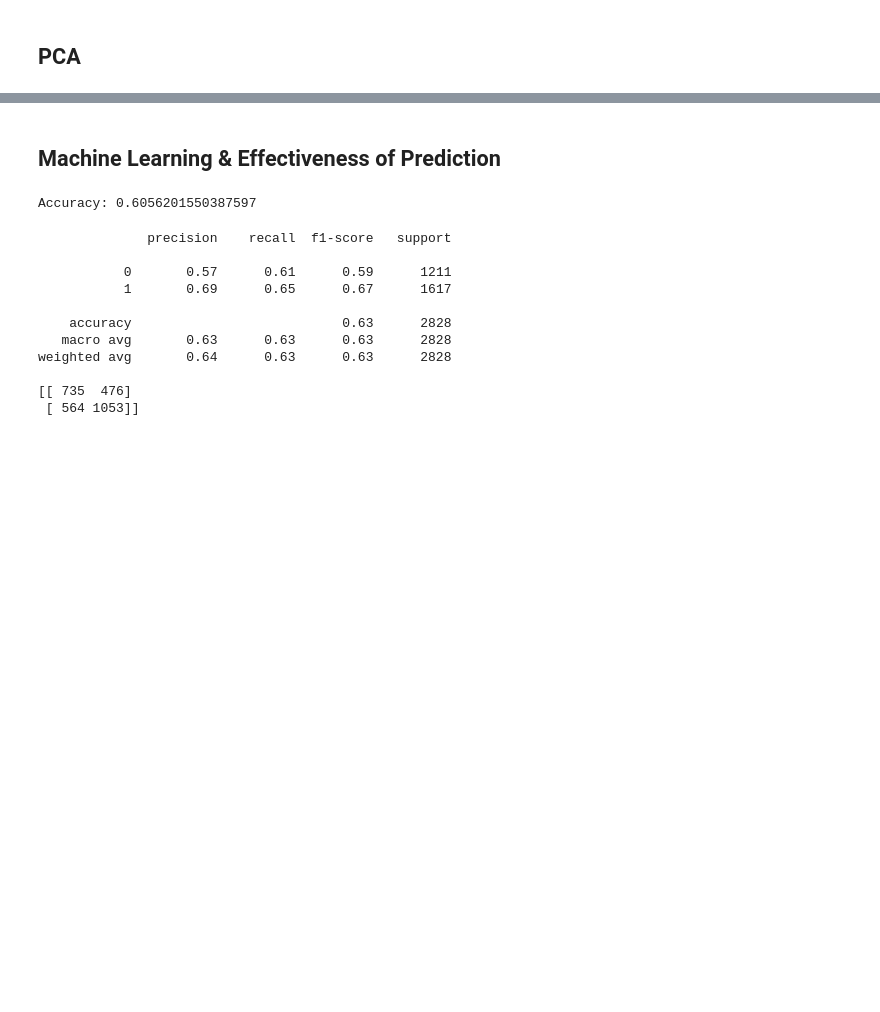
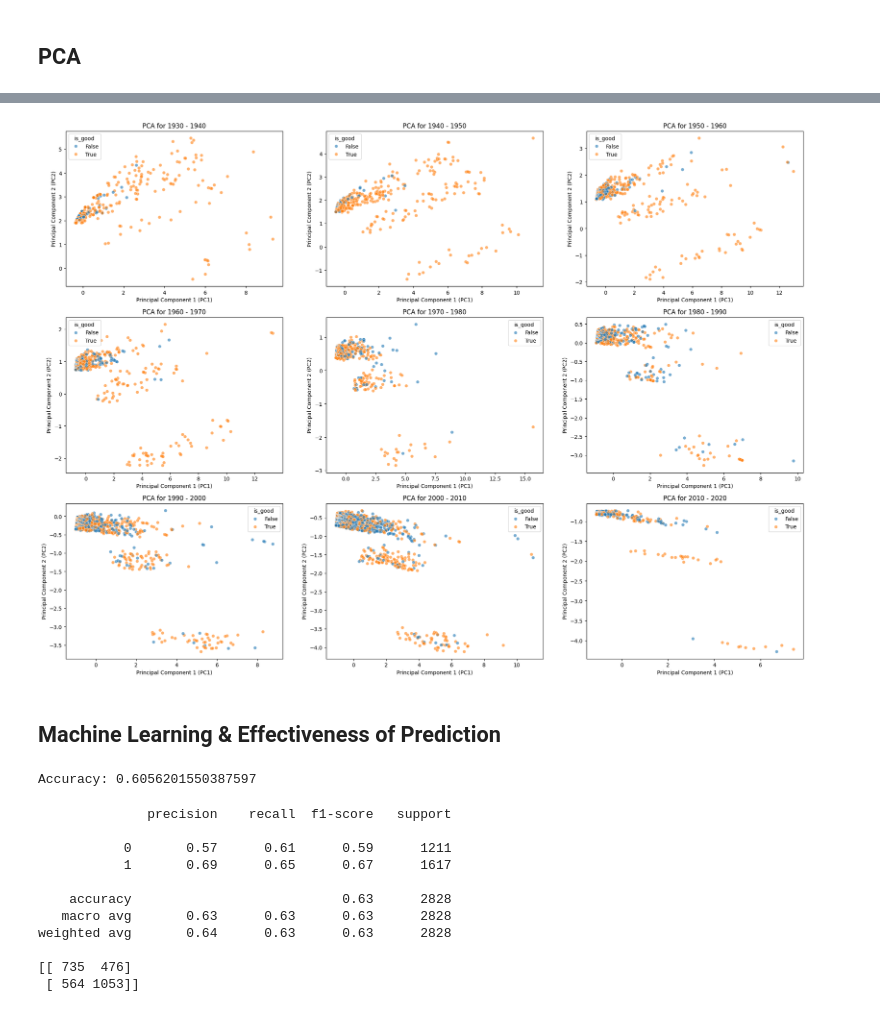
Before and after one commit to epfl-ada/ada-2023-project-dromadaire, a Jupyter notebook: P3_final.ipynb, the cells around one changed output, grey strips where cells are left out. Cells and saved outputs as stored; diff of their text form; code cells hidden in the pictures; blank space fills up the shorter version.

```diff
--- a/P3_final.ipynb
+++ b/P3_final.ipynb
@@ -957,3 +975,19 @@ plt.show()
+# %%
+fig, axs = plt.subplots(3, 3, figsize=(25, 18))
+axs = axs.flatten()
+Years = movies_actors_reduced['ReleaseYearRange'].unique()
+df_pca['year'] = movies_actors_reduced.reset_index()['ReleaseYearRange']
+
+for i, year_range in enumerate(Years):
+    sns.scatterplot(data=df_pca[df_pca['year'] == year_range], hue = 'is_good', x='PC1', y='PC2', alpha=0.6, ax=axs[i])
+
+    axs[i].set_xlabel('Principal Component 1 (PC1)')
+    axs[i].set_ylabel('Principal Component 2 (PC2)')
+    axs[i].set_title(f'PCA for {year_range}')
+
+plt.show()
+# %% [output]
+[figure, added]
 # %% [markdown]
 ## Machine Learning & Effectiveness of Prediction
 # %%
```
Also changed, not shown: parts of 10 cells of this notebook.
